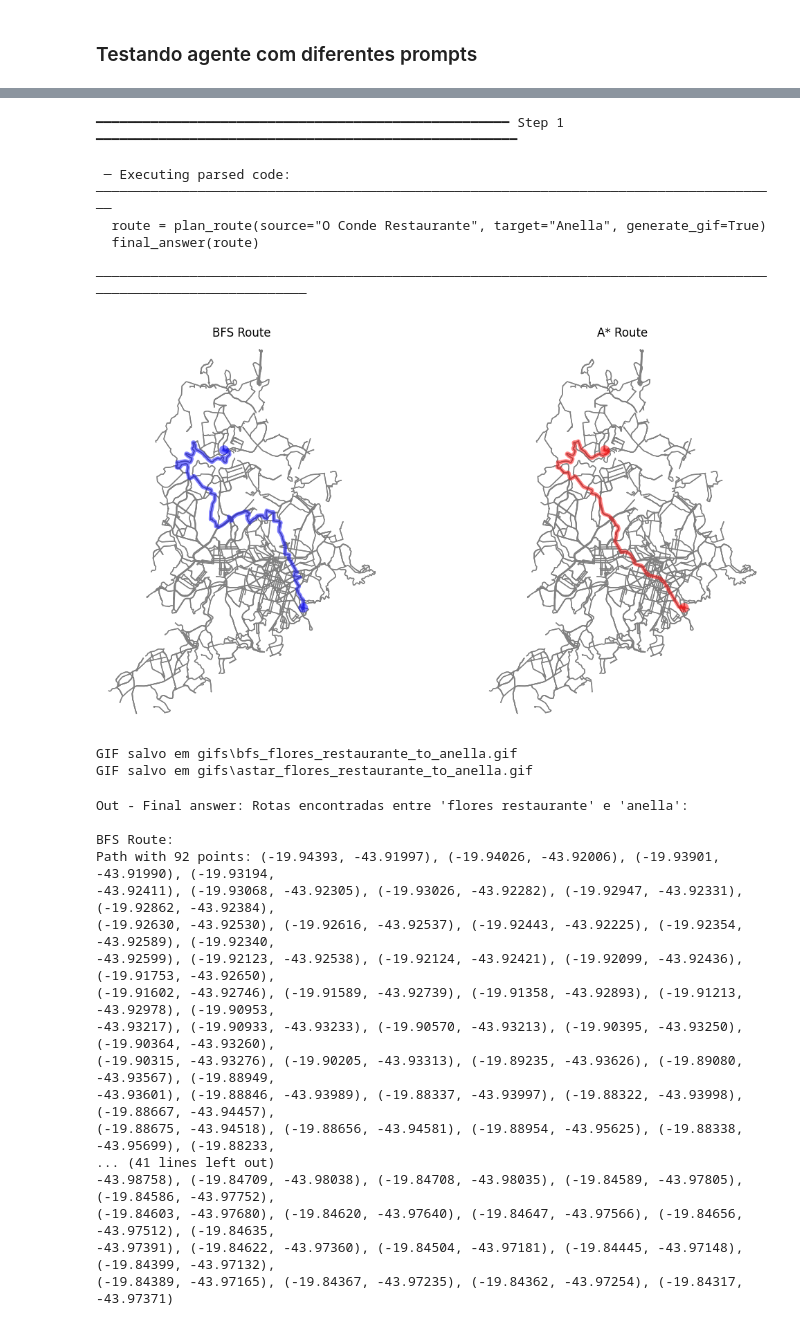
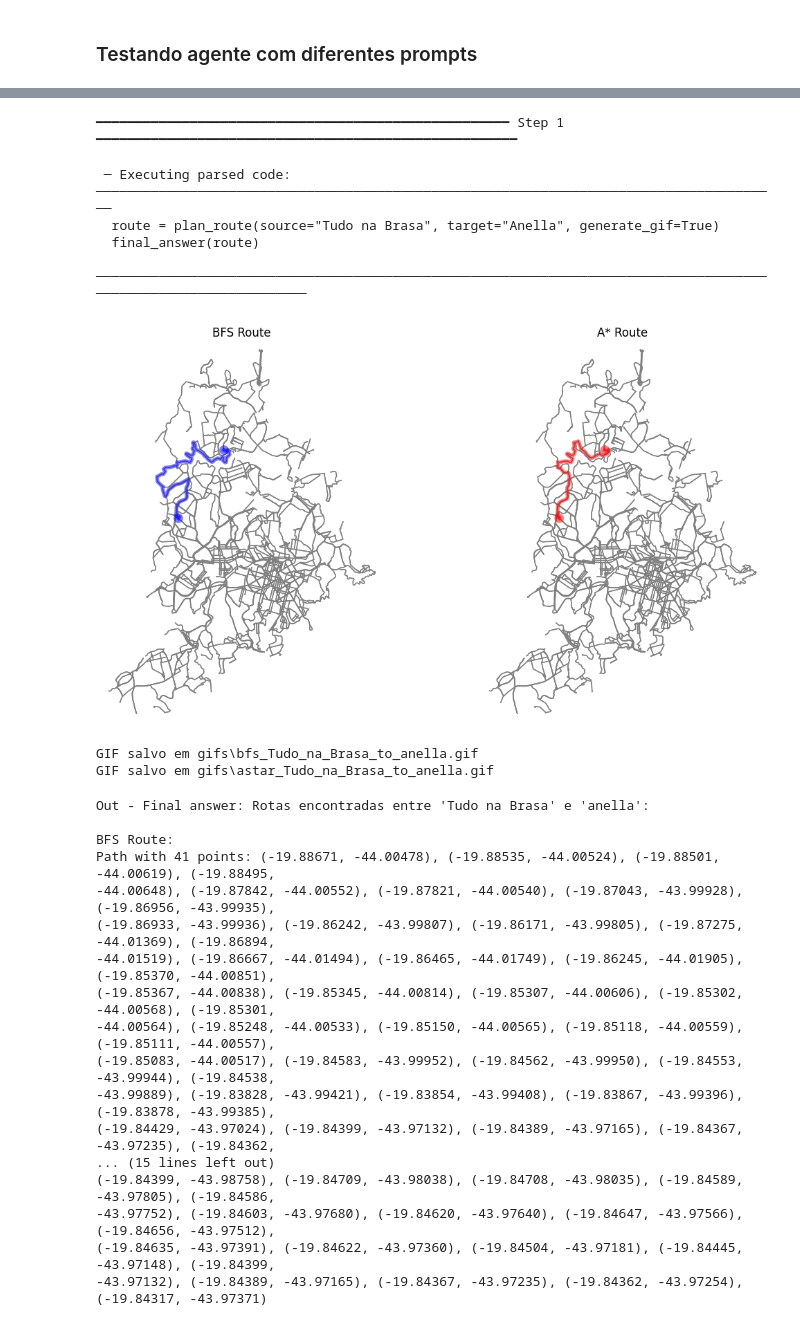
Before and after one commit to Igoreduardobraga/Conversational-Route-Planner, a Jupyter notebook: main.ipynb, the cells around one changed output, grey strips where cells are left out. Drawn from its saved outputs; the diff is of its cells as text; code cells hidden in the pictures.

```diff
--- a/main.ipynb
+++ b/main.ipynb
@@ -348,12 +358,26 @@ test_agent_results = []
 
 def parse_steps(text):
     # Extrai número de passos do texto da rota.
-
     match = re.search(r"Path with (\d+) points: (.+)", text)
     if not match:
-        return 0, []
+        return 0
     steps = int(match.group(1))
     return steps
+
+
+def calculate_route_length(G, route):
+    if route is None or len(route) < 2:
+        return 0
+    length = 0
+    for u, v in zip(route[:-1], route[1:]):
+        if G.has_edge(u, v):
+            edge_data = G.get_edge_data(u, v)
+            if isinstance(edge_data, dict):
+                lengths = [attr.get('length', 0)
+                           for attr in edge_data.values()]
+                if lengths:
+                    length += min(lengths)
+    return length
 
 
 def test_agent_prompt(prompt):
@@ -370,10 +394,31 @@ def test_agent_prompt(prompt):
     bfs_steps = parse_steps(bfs_str)
     astar_steps = parse_steps(astar_str)
 
+    # Extraindo nomes corretos dos locais
+    source_match = re.search(
+        r"from (.+?) to (.+?)(?: with| without|$)", prompt, re.IGNORECASE)
+    if not source_match:
+        source_match = re.search(
+            r"between (.+?) and (.+?)(?: with| without|$)", prompt, re.IGNORECASE)
+    if source_match:
+        source = source_match.group(1).strip()
+        target = source_match.group(2).strip()
+    else:
+        source = "Unknown"
+        target = "Unknown"
+
+    # Obtendo rotas reais
+    bfs_route, a_star_route, erro = shortest_path(source, target)
+
+    bfs_distance = calculate_route_length(G, bfs_route)
+    astar_distance = calculate_route_length(G, a_star_route)
+
     test_agent_results.append({
         "Prompt": prompt,
         "BFS Steps": bfs_steps,
+        "BFS Distance (m)": bfs_distance,
         "A* Steps": astar_steps,
+        "A* Distance (m)": astar_distance,
     })
 # %%
 test_agent_prompt("Find a route from A Porca Voadora to A Granel with a gif")
@@ -536,5 +579,5 @@ Path with 25 points: (-19.93118, -43.93764), (-19.93125, -43.93733), (-19.93139,
 # %%
-test_agent_prompt("Plan a route from O Conde Restaurante to Anella with a gif")
+test_agent_prompt("Plan a route from Tudo na Brasa to Anella with a gif")
 # %% [output]
 ╭──────────────────────────────────────────────────── New run ────────────────────────────────────────────────────╮
 │                                                                                                                 │
@@ -542,27 +585,27 @@ test_agent_prompt("Plan a route from O Conde Restaurante to Anella with a gif")
 │                                                                                                                 │
 ╰─ LiteLLMModel - ollama/qwen3:4b ────────────────────────────────────────────────────────────────────────────────╯
 ━━━━━━━━━━━━━━━━━━━━━━━━━━━━━━━━━━━━━━━━━━━━━━━━━━━━━ Step 1 ━━━━━━━━━━━━━━━━━━━━━━━━━━━━━━━━━━━━━━━━━━━━━━━━━━━━━━
  ─ Executing parsed code: ────────────────────────────────────────────────────────────────────────────────────────
-  route = plan_route(source="O Conde Restaurante", target="Anella", generate_gif=True)
+  route = plan_route(source="Tudo na Brasa", target="Anella", generate_gif=True)
   final_answer(route)
  ─────────────────────────────────────────────────────────────────────────────────────────────────────────────────
-[figure, old version]
+[figure, new version]
-GIF salvo em gifs\bfs_flores_restaurante_to_anella.gif
-GIF salvo em gifs\astar_flores_restaurante_to_anella.gif
+GIF salvo em gifs\bfs_Tudo_na_Brasa_to_anella.gif
+GIF salvo em gifs\astar_Tudo_na_Brasa_to_anella.gif
-Out - Final answer: Rotas encontradas entre 'flores restaurante' e 'anella':
+Out - Final answer: Rotas encontradas entre 'Tudo na Brasa' e 'anella':
 
 BFS Route:
-Path with 92 points: (-19.94393, -43.91997), (-19.94026, -43.92006), (-19.93901, -43.91990), (-19.93194,
--43.92411), (-19.93068, -43.92305), (-19.93026, -43.92282), (-19.92947, -43.92331), (-19.92862, -43.92384),
-(-19.92630, -43.92530), (-19.92616, -43.92537), (-19.92443, -43.92225), (-19.92354, -43.92589), (-19.92340,
--43.92599), (-19.92123, -43.92538), (-19.92124, -43.92421), (-19.92099, -43.92436), (-19.91753, -43.92650),
-(-19.91602, -43.92746), (-19.91589, -43.92739), (-19.91358, -43.92893), (-19.91213, -43.92978), (-19.90953,
--43.93217), (-19.90933, -43.93233), (-19.90570, -43.93213), (-19.90395, -43.93250), (-19.90364, -43.93260),
-(-19.90315, -43.93276), (-19.90205, -43.93313), (-19.89235, -43.93626), (-19.89080, -43.93567), (-19.88949,
--43.93601), (-19.88846, -43.93989), (-19.88337, -43.93997), (-19.88322, -43.93998), (-19.88667, -43.94457),
-(-19.88675, -43.94518), (-19.88656, -43.94581), (-19.88954, -43.95625), (-19.88338, -43.95699), (-19.88233,
-... (41 lines left out)
--43.98758), (-19.84709, -43.98038), (-19.84708, -43.98035), (-19.84589, -43.97805), (-19.84586, -43.97752),
-(-19.84603, -43.97680), (-19.84620, -43.97640), (-19.84647, -43.97566), (-19.84656, -43.97512), (-19.84635,
--43.97391), (-19.84622, -43.97360), (-19.84504, -43.97181), (-19.84445, -43.97148), (-19.84399, -43.97132),
-(-19.84389, -43.97165), (-19.84367, -43.97235), (-19.84362, -43.97254), (-19.84317, -43.97371)
+Path with 41 points: (-19.88671, -44.00478), (-19.88535, -44.00524), (-19.88501, -44.00619), (-19.88495,
+-44.00648), (-19.87842, -44.00552), (-19.87821, -44.00540), (-19.87043, -43.99928), (-19.86956, -43.99935),
+(-19.86933, -43.99936), (-19.86242, -43.99807), (-19.86171, -43.99805), (-19.87275, -44.01369), (-19.86894,
+-44.01519), (-19.86667, -44.01494), (-19.86465, -44.01749), (-19.86245, -44.01905), (-19.85370, -44.00851),
+(-19.85367, -44.00838), (-19.85345, -44.00814), (-19.85307, -44.00606), (-19.85302, -44.00568), (-19.85301,
+-44.00564), (-19.85248, -44.00533), (-19.85150, -44.00565), (-19.85118, -44.00559), (-19.85111, -44.00557),
+(-19.85083, -44.00517), (-19.84583, -43.99952), (-19.84562, -43.99950), (-19.84553, -43.99944), (-19.84538,
+-43.99889), (-19.83828, -43.99421), (-19.83854, -43.99408), (-19.83867, -43.99396), (-19.83878, -43.99385),
+(-19.84429, -43.97024), (-19.84399, -43.97132), (-19.84389, -43.97165), (-19.84367, -43.97235), (-19.84362,
+... (15 lines left out)
+(-19.84399, -43.98758), (-19.84709, -43.98038), (-19.84708, -43.98035), (-19.84589, -43.97805), (-19.84586,
+-43.97752), (-19.84603, -43.97680), (-19.84620, -43.97640), (-19.84647, -43.97566), (-19.84656, -43.97512),
+(-19.84635, -43.97391), (-19.84622, -43.97360), (-19.84504, -43.97181), (-19.84445, -43.97148), (-19.84399,
+-43.97132), (-19.84389, -43.97165), (-19.84367, -43.97235), (-19.84362, -43.97254), (-19.84317, -43.97371)
```
Also changed, not shown: parts of 21 cells of this notebook.
